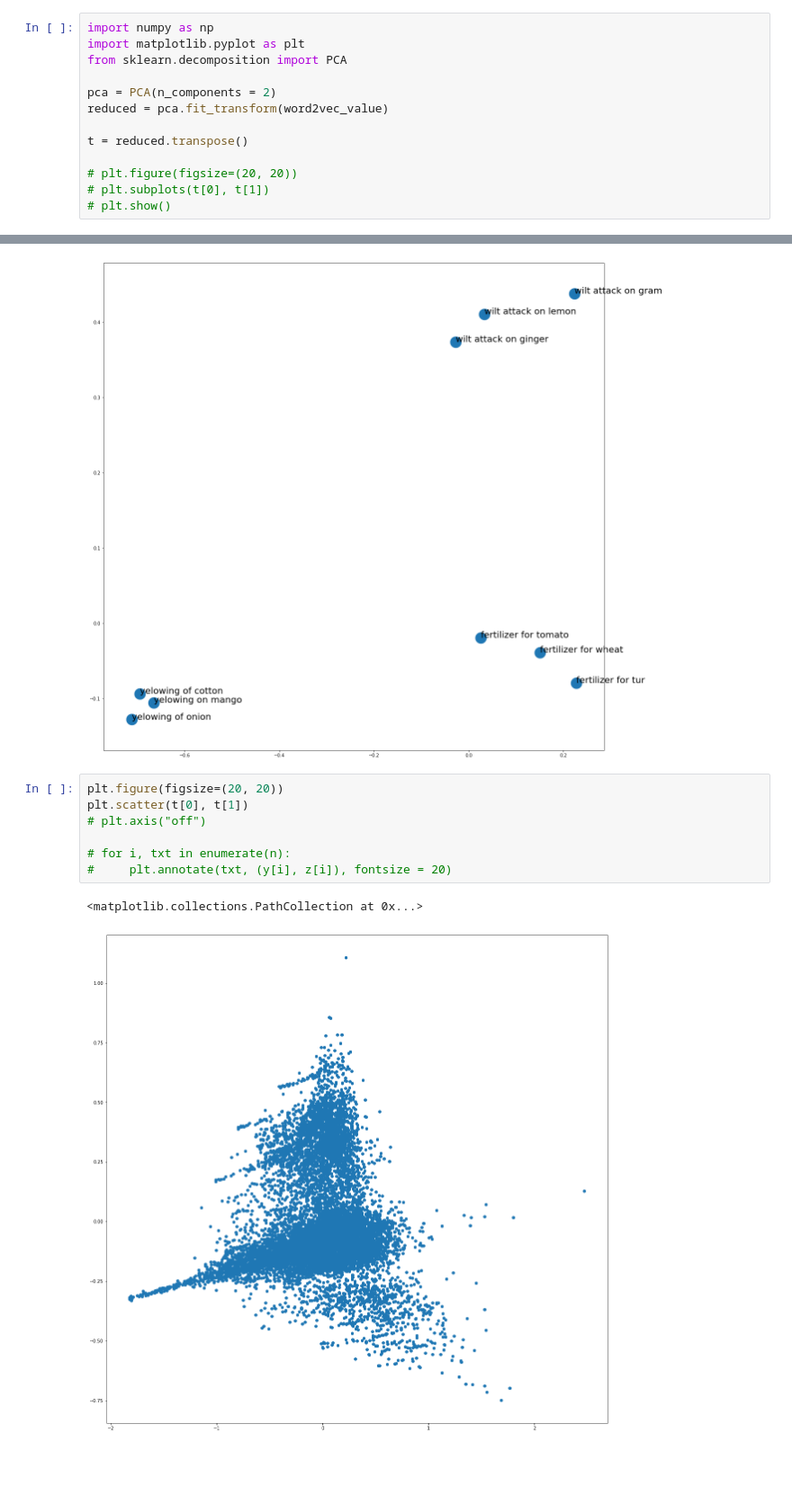
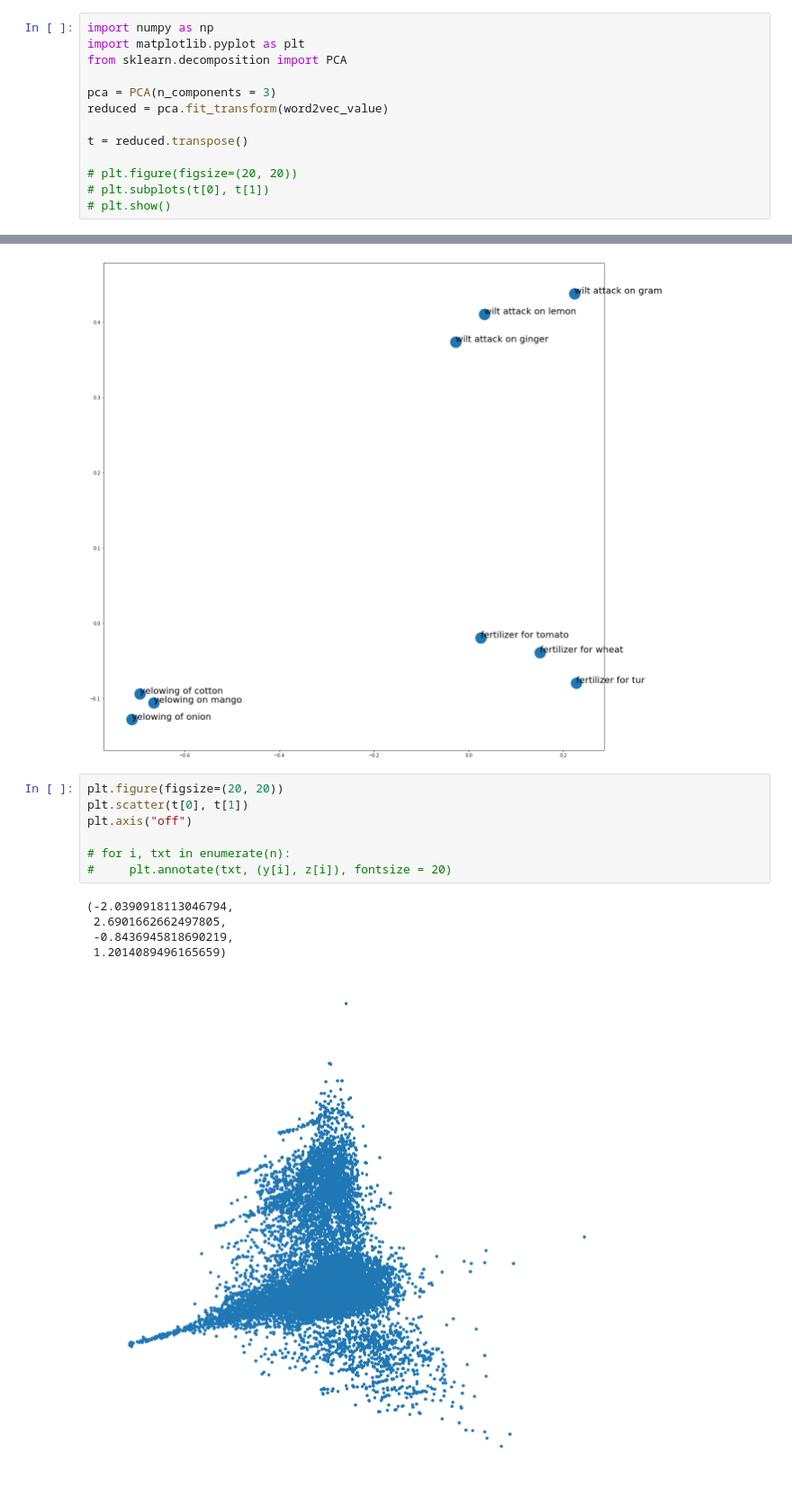
Before and after one commit to AgriChatbot/agriChatbot, a Jupyter notebook: MH-2017/word2vec_model.ipynb, the cells around one changed output, grey strips where cells are left out. Shown at 90% size. Drawn from its saved outputs; the diff is of its cells as text; blank space fills up the shorter version.

```diff
--- a/MH-2017/word2vec_model.ipynb
+++ b/MH-2017/word2vec_model.ipynb
@@ -255,7 +236,7 @@ import numpy as np
 import matplotlib.pyplot as plt
 from sklearn.decomposition import PCA
 
-pca = PCA(n_components = 2)
+pca = PCA(n_components = 3)
 reduced = pca.fit_transform(word2vec_value)
 
 t = reduced.transpose()
@@ -337,13 +318,16 @@ for i, txt in enumerate(n):
 # %%
 plt.figure(figsize=(20, 20))
 plt.scatter(t[0], t[1])
-# plt.axis("off")
+plt.axis("off")
 
 # for i, txt in enumerate(n):
 #     plt.annotate(txt, (y[i], z[i]), fontsize = 20)
 # %% [output]
-<matplotlib.collections.PathCollection at 0x...>
+(-2.0390918113046794,
+ 2.6901662662497805,
+ -0.8436945818690219,
+ 1.2014089496165659)
-[figure, old version]
+[figure, new version]
 # %%
 from sklearn.cluster import KMeans;
 import matplotlib
```
Also changed, not shown: parts of 9 cells of this notebook, 2 other files.
